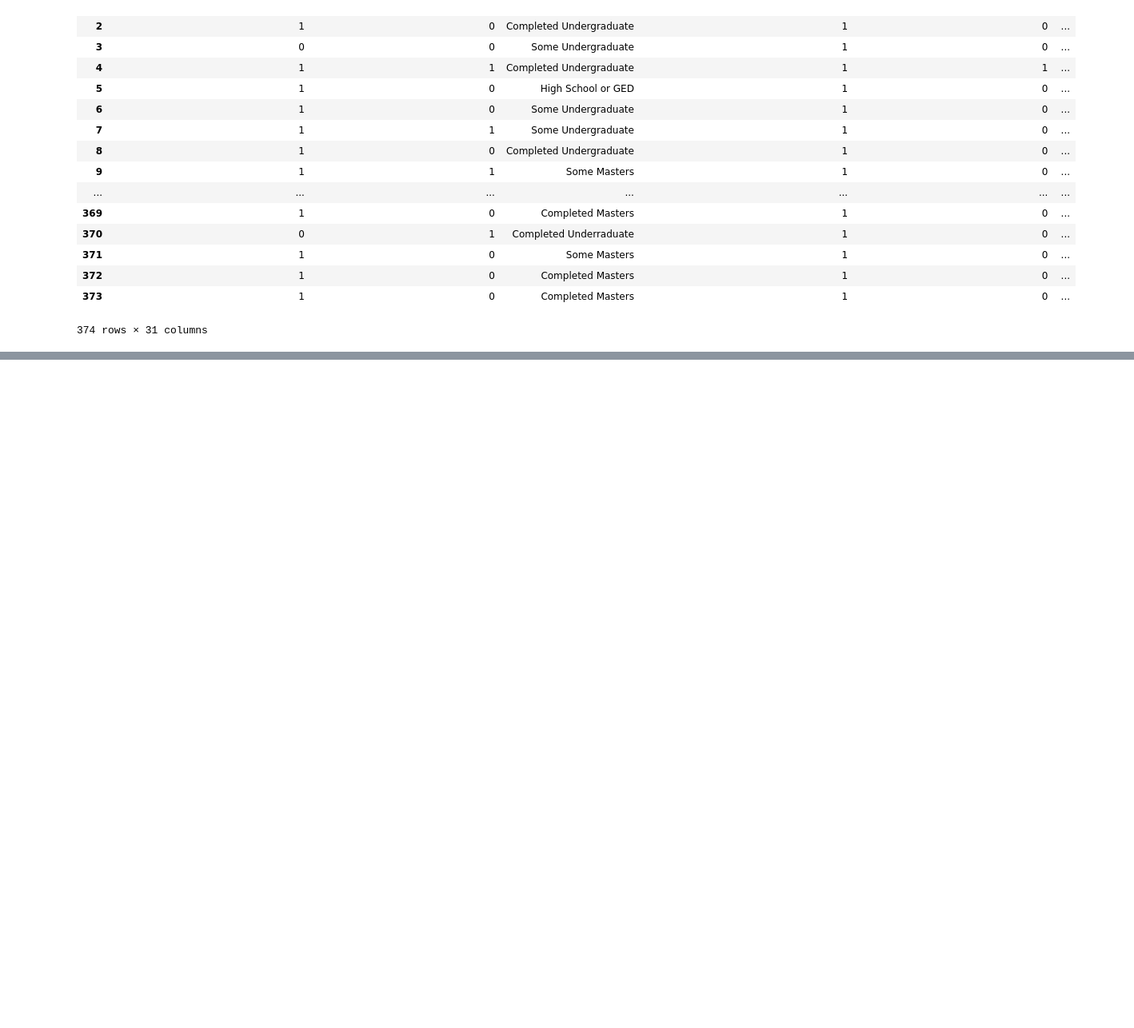
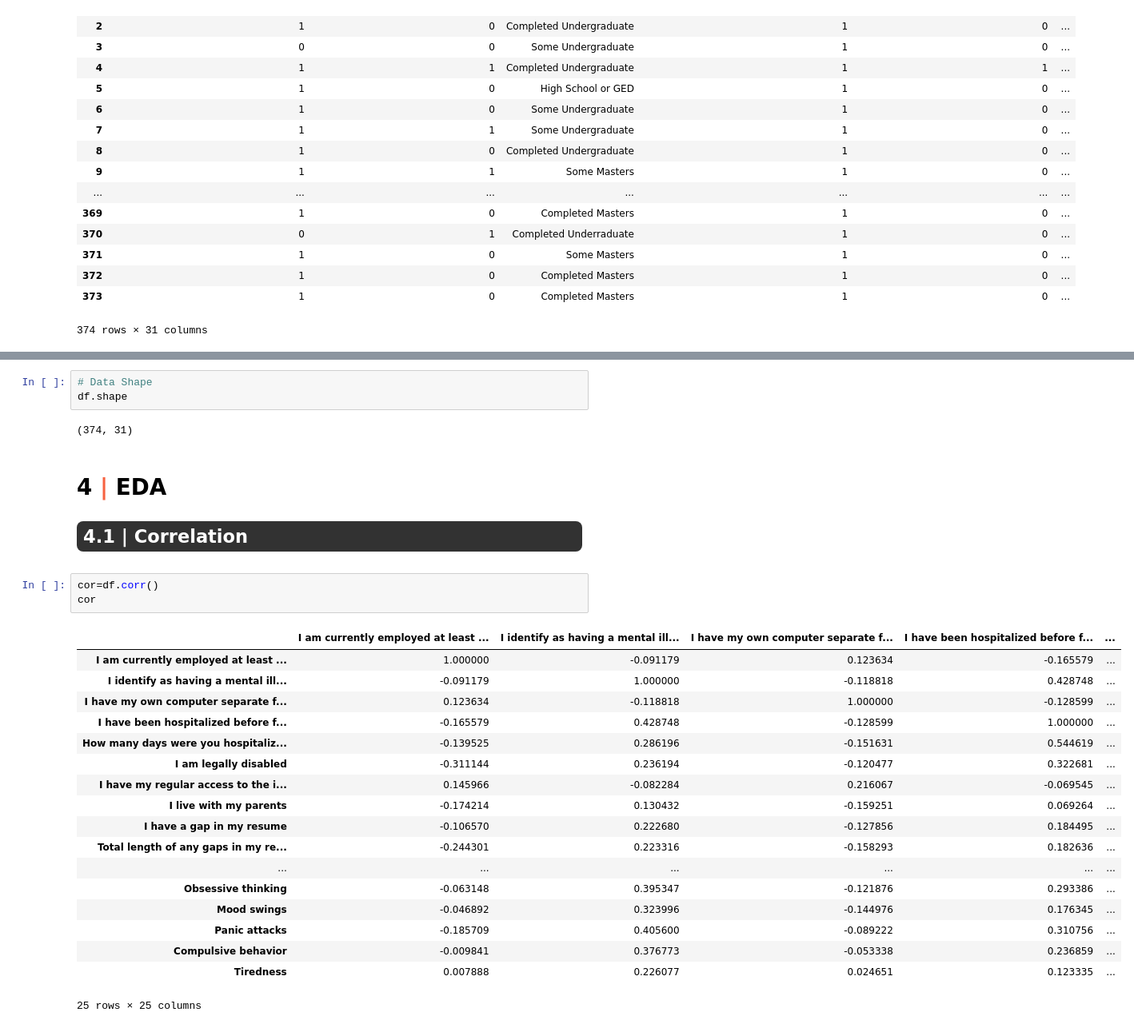
Before and after one commit to Heorhiichuk/RR_project_2022, a Jupyter notebook: RR project - Mental Health Analysis.ipynb, the cells around one changed output, grey strips where cells are left out. Shown at 80% size. Drawn from its saved outputs; the diff is of its cells as text; blank space fills up the shorter version.

```diff
--- a/RR project - Mental Health Analysis.ipynb
+++ b/RR project - Mental Health Analysis.ipynb
@@ -253,0 +261,35 @@ dtype: int64
+# %%
+# Data Shape
+df.shape
+# %% [output]
+(374, 31)
+# %% [markdown]
+# <b>4 <span style='color:#F76241'>|</span> EDA </b>
+# %% [markdown]
+<div style="color:white;display:fill;border-radius:8px;
+            background-color:#323232;font-size:150%;
+            font-family:Nexa;letter-spacing:0.5px">
+    <p style="padding: 8px;color:white;"><b>4.1 | Correlation</b></p>
+</div>
+# %%
+cor=df.corr()
+cor
+# %% [output]
+|  | I am currently employed at least ... | I identify as having a mental ill... | I have my own computer separate f... | I have been hospitalized before f... | ... |
+| I am currently employed at least ... | 1.000000 | -0.091179 | 0.123634 | -0.165579 | ... |
+| I identify as having a mental ill... | -0.091179 | 1.000000 | -0.118818 | 0.428748 | ... |
+| I have my own computer separate f... | 0.123634 | -0.118818 | 1.000000 | -0.128599 | ... |
+| I have been hospitalized before f... | -0.165579 | 0.428748 | -0.128599 | 1.000000 | ... |
+| How many days were you hospitaliz... | -0.139525 | 0.286196 | -0.151631 | 0.544619 | ... |
+| I am legally disabled | -0.311144 | 0.236194 | -0.120477 | 0.322681 | ... |
+| I have my regular access to the i... | 0.145966 | -0.082284 | 0.216067 | -0.069545 | ... |
+| I live with my parents | -0.174214 | 0.130432 | -0.159251 | 0.069264 | ... |
+| I have a gap in my resume | -0.106570 | 0.222680 | -0.127856 | 0.184495 | ... |
+| Total length of any gaps in my re... | -0.244301 | 0.223316 | -0.158293 | 0.182636 | ... |
+| ... | ... | ... | ... | ... | ... |
+| Obsessive thinking | -0.063148 | 0.395347 | -0.121876 | 0.293386 | ... |
+| Mood swings | -0.046892 | 0.323996 | -0.144976 | 0.176345 | ... |
+| Panic attacks | -0.185709 | 0.405600 | -0.089222 | 0.310756 | ... |
+| Compulsive behavior | -0.009841 | 0.376773 | -0.053338 | 0.236859 | ... |
+| Tiredness | 0.007888 | 0.226077 | 0.024651 | 0.123335 | ... |
+25 rows × 25 columns
```
Also changed, not shown: parts of 8 cells of this notebook.
